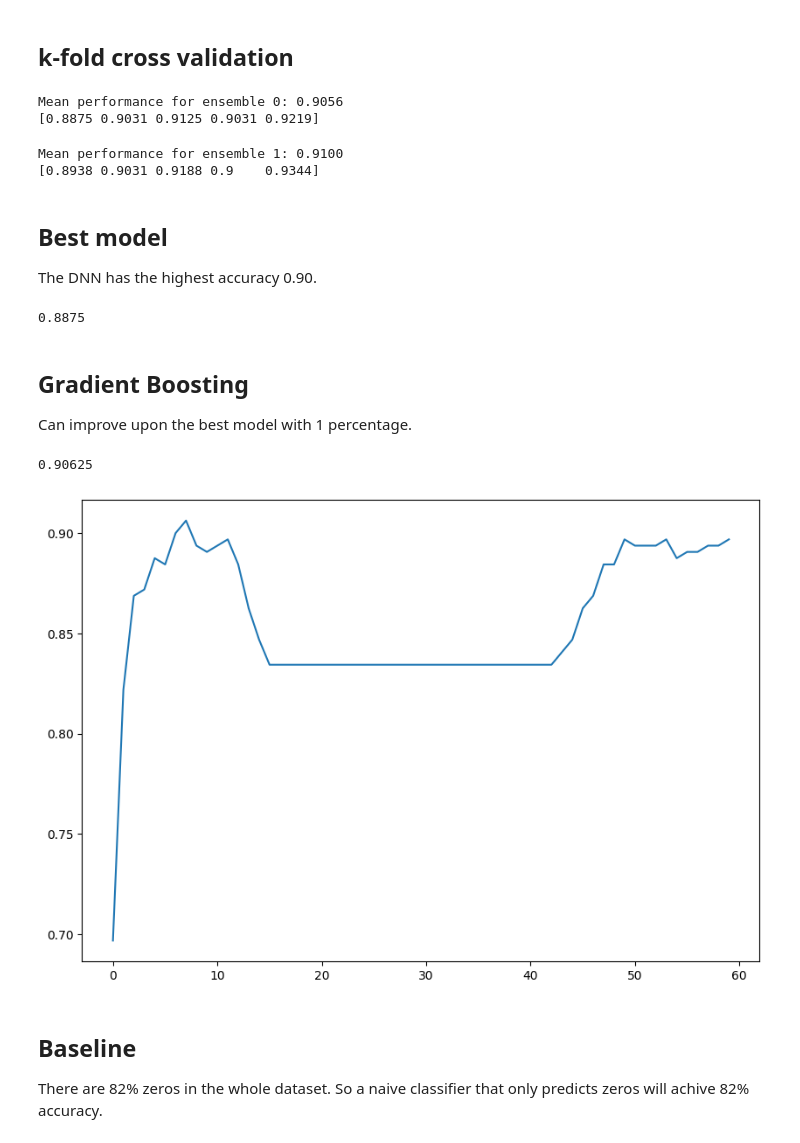
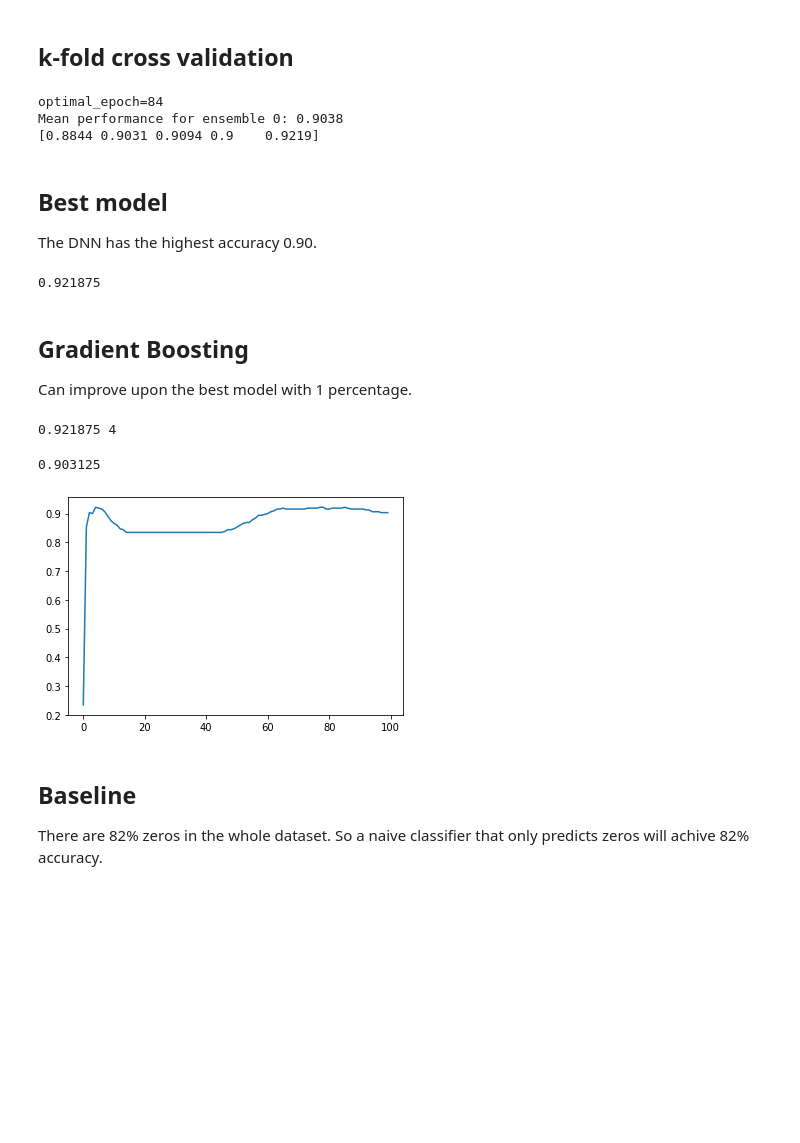
Before and after one commit to SunAndClouds/SML-Project, a Jupyter notebook: Algorithms/DNN.ipynb, the cells around one changed output. Saved outputs shown, nothing was run; the diff lists cells and outputs as text; code cells hidden in the pictures; blank space fills up the shorter version.

```diff
--- a/Algorithms/DNN.ipynb
+++ b/Algorithms/DNN.ipynb
@@ -66,6 +66,7 @@ Name: increase_stock_binary, dtype: float64
 # %% [markdown]
 ## Onehot encoding
 # %%
+np.random.seed(0)
 file_path = 'training_data.csv'
 data = pd.read_csv(file_path)
 data['increase_stock_binary'] = data['increase_stock'].map(lambda x: 0 if x == 'low_bike_demand' else 1)
@@ -92,7 +93,11 @@ X = MinMaxScaler().fit_transform(data)
 X = torch.tensor(X)
 
 # prepare train and test data
-X_train, X_test, y_train, y_test = train_test_split(X, y, train_size=0.8, shuffle=True, random_state=0)
+n_splits = 5
+kf = KFold(n_splits=n_splits, random_state=0, shuffle=True)
+train_index, test_index = list(kf.split(X))[0]
+X_train, X_test, y_train, y_test = X[train_index], X[test_index], y[train_index], y[test_index]
+#X_train, X_test, y_train, y_test = train_test_split(X, y, train_size=0.8, shuffle=True, random_state=0)
 
 print(X_train.shape, X_test.shape, y_train.shape, y_test.shape)
 # %% [output]
@@ -266,17 +243,13 @@ for n in range(n_ensembles):
 # %% [markdown]
 ## k-fold cross validation
 # %%
-# Define the number of folds
-n_splits = 5
-kf = KFold(n_splits=n_splits, shuffle=True, random_state=0)
-
-epochs = 100
+epochs = 84+1
 loss_fn = nn.BCELoss()
-n_ensembles = 2
+n_ensembles = 1 # checking the performance for different weight initialization
 
 for n in range(n_ensembles):
     fold_performance = []
-    for train_index, test_index in kf.split(np.array(X)):
+    for cv, (train_index, test_index) in enumerate(kf.split(np.array(X))):
 
         X_train, X_test = X[train_index], X[test_index]
         y_train, y_test = y[train_index], y[test_index]
@@ -294,6 +267,8 @@ for n in range(n_ensembles):
             model.train()
             y_pred = model(X_train)
             loss = loss_fn(y_pred, y_train)
+            loss.backward()
+            optimizer.step()
 
             with torch.no_grad():
                 model.eval()
@@ -301,25 +276,23 @@ for n in range(n_ensembles):
                 test_loss = loss_fn(y_pred_test, y_test)
                 test_loss_history.append(test_loss.item())
                 accuracy = metric(y_pred_test, y_test)
+                if len(test_metric_history) > 0 and accuracy > max(test_metric_history):
+                    optimal_epoch = epoch
+                    optimal_weights = model.state_dict()
                 test_metric_history.append(accuracy)
-                optimal_models.append(model.state_dict())
 
             train_loss_history.append(loss.item())
-            loss.backward()
-            optimizer.step()
-
-        optimal_epoch = np.argmax(test_metric_history)
-        optimal_weights = optimal_models[optimal_epoch]
         fold_performance.append(test_metric_history[optimal_epoch])
+#        break
 
     mean_performance = np.mean(fold_performance)
+    print(f"{optimal_epoch=}")
     print(f"Mean performance for ensemble {n}: {mean_performance:.4f}")
     print(f"{np.round(fold_performance, 4)}")
 # %% [output]
-Mean performance for ensemble 0: 0.9056
-[0.8875 0.9031 0.9125 0.9031 0.9219]
+optimal_epoch=84
+Mean performance for ensemble 0: 0.9038
+[0.8844 0.9031 0.9094 0.9    0.9219]
-Mean performance for ensemble 1: 0.9100
-[0.8938 0.9031 0.9188 0.9    0.9344]
 # %% [markdown]
 ## Best model
 The DNN has the highest accuracy 0.90.
@@ -327,47 +300,52 @@ The DNN has the highest accuracy 0.90.
 pretrained_model = DNN(17, X_train.shape[-1], 2)
 pretrained_model.load_state_dict(optimal_weights)
 
+pretrained_model.eval()
 with torch.no_grad():
     y_pred = pretrained_model(X_test)
 
 metric(y_pred, y_test)
 # %% [output]
-0.8875
+0.921875
 # %% [markdown]
 ## Gradient Boosting
 Can improve upon the best model with 1 percentage.
 # %%
-epochs = 60
+epochs = 100
 model = DNN(5, 1, layers=1, seed=0)
 optimizer = torch.optim.Adam(model.parameters(), lr=1e-3)
 test_metric_history = []
 
 with torch.no_grad():
     base_train_pred = pretrained_model(X_train)
     base_test_pred  = pretrained_model(X_test)
 
 for epoch in tqdm(range(epochs)):
     optimizer.zero_grad()
     new_train_input = base_train_pred
     model.train()
     y_pred = model(new_train_input)
     loss = loss_fn(y_pred, y_train)
+    loss.backward()
+    optimizer.step()
 
     with torch.no_grad():
         new_test_input = base_test_pred
         model.eval()
         y_pred_test = model(new_test_input)
         accuracy = metric(y_pred_test, y_test)
+        if len(test_metric_history) > 0 and accuracy > max(test_metric_history):
+            optimal_epoch = epoch
+            optimal_weights = model.state_dict()
         test_metric_history.append(accuracy)
 
-    loss.backward()
-    optimizer.step()
-
 plt.plot(test_metric_history)
-print(max(test_metric_history))
+print(max(test_metric_history), optimal_epoch)
+metric(model(pretrained_model(X_test)), y_test)
 # %% [output]
-0.90625
+0.921875 4
+0.903125
-[figure, old version]
+[figure, new version]
 # %% [markdown]
 ## Baseline
 There are 82% zeros in the whole dataset. So a naive classifier that only predicts zeros will achive 82% accuracy.
```
Also changed, not shown: parts of 5 cells of this notebook, 1 other file.
